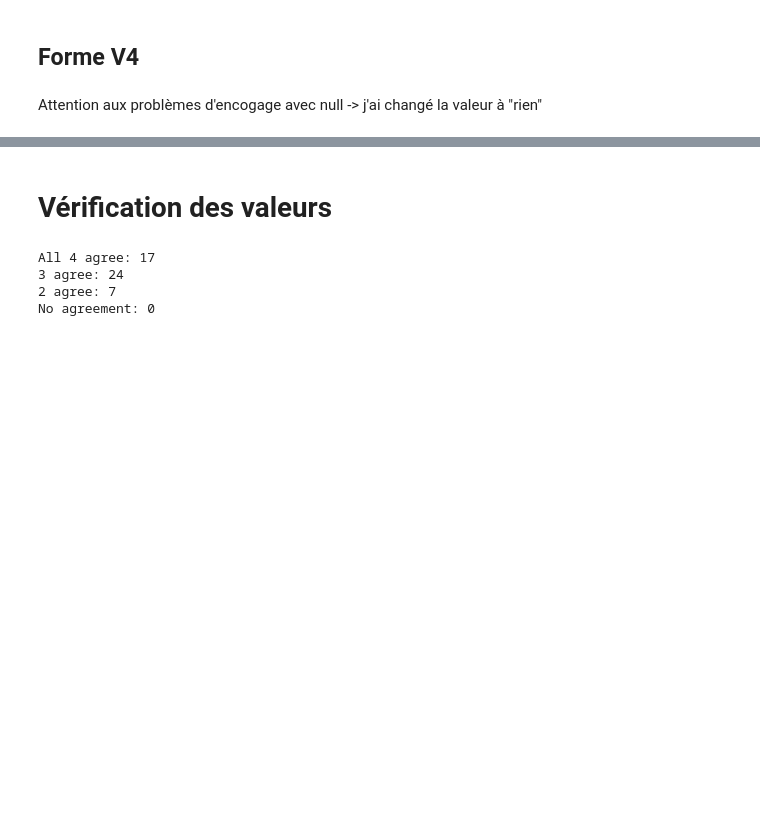
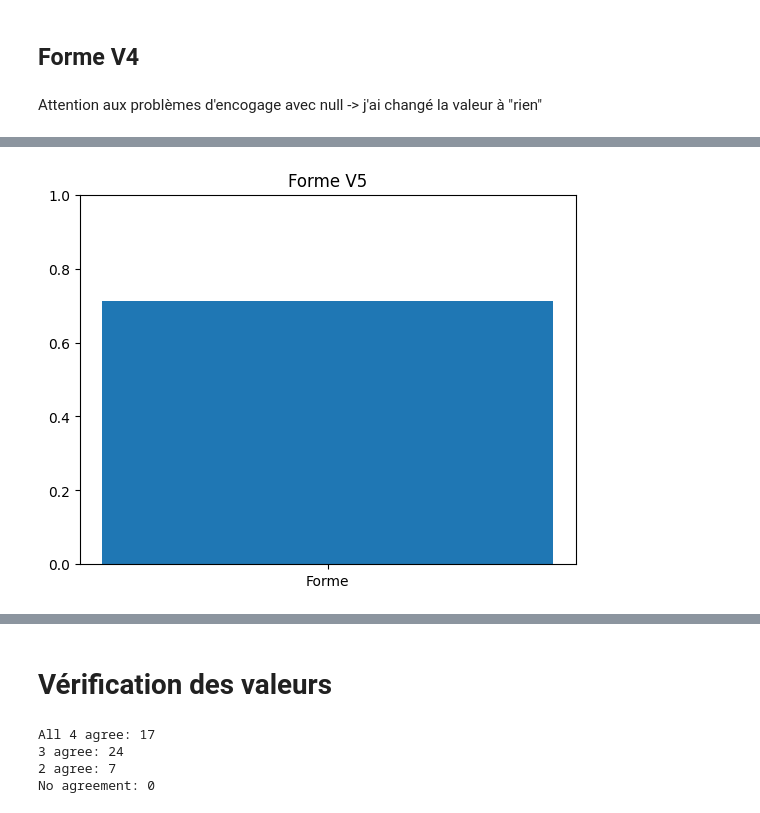
Before and after one commit to chloeboireaudevier/StageMIDL, a Jupyter notebook: kappa_cohen.ipynb, the cells around one changed output, grey strips where cells are left out. Drawn from its saved outputs; the diff is of its cells as text; code cells hidden in the pictures; blank space fills up the shorter version.

```diff
--- a/kappa_cohen.ipynb
+++ b/kappa_cohen.ipynb
@@ -407,0 +435,8 @@ score_forme
+# %%
+plt.bar(["Forme"],[multi_score_forme])
+
+plt.title("Forme V5")
+plt.ylim([0,1])
+plt.show()
+# %% [output]
+[figure, added]
```
Also changed, not shown: parts of 11 cells of this notebook, 6 other files.
